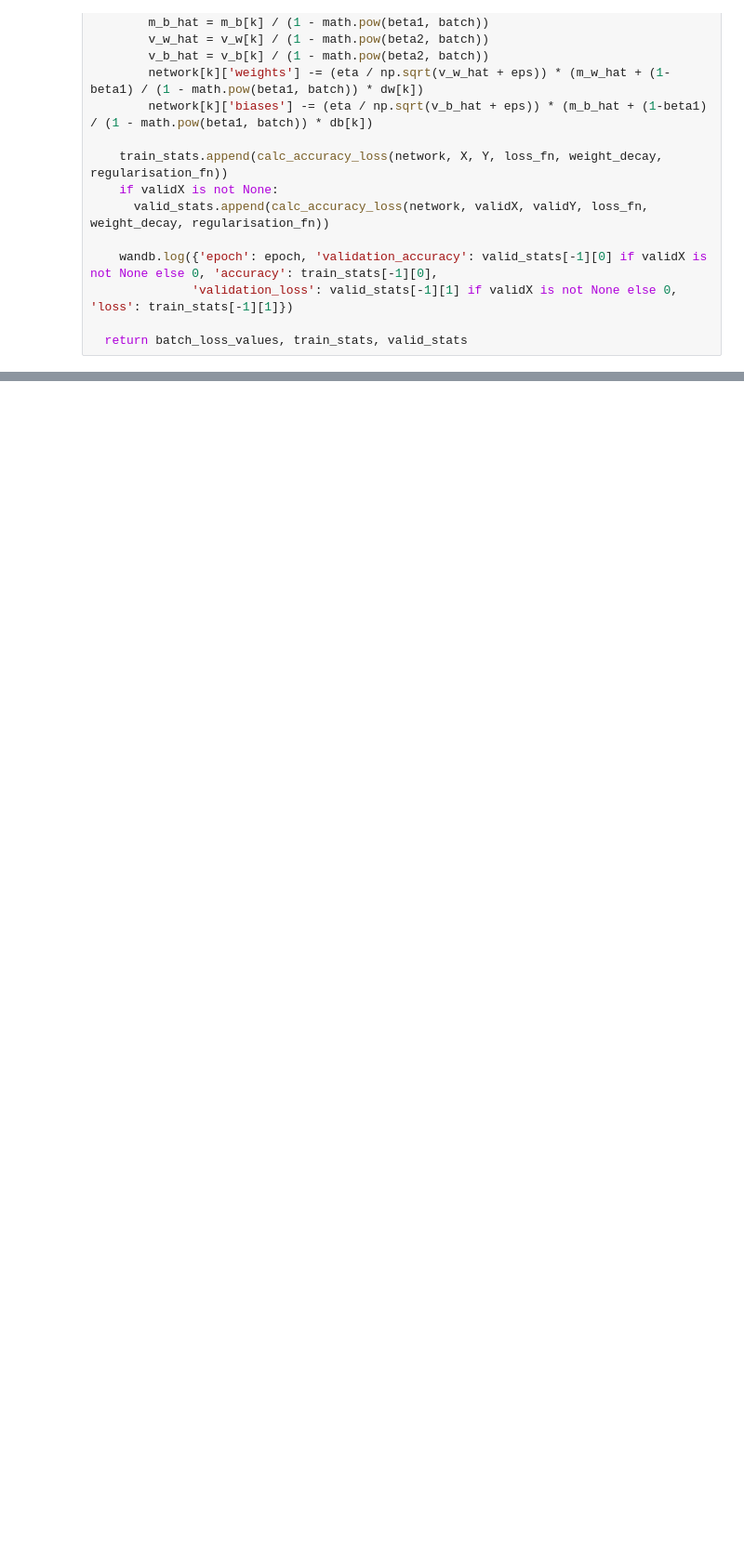
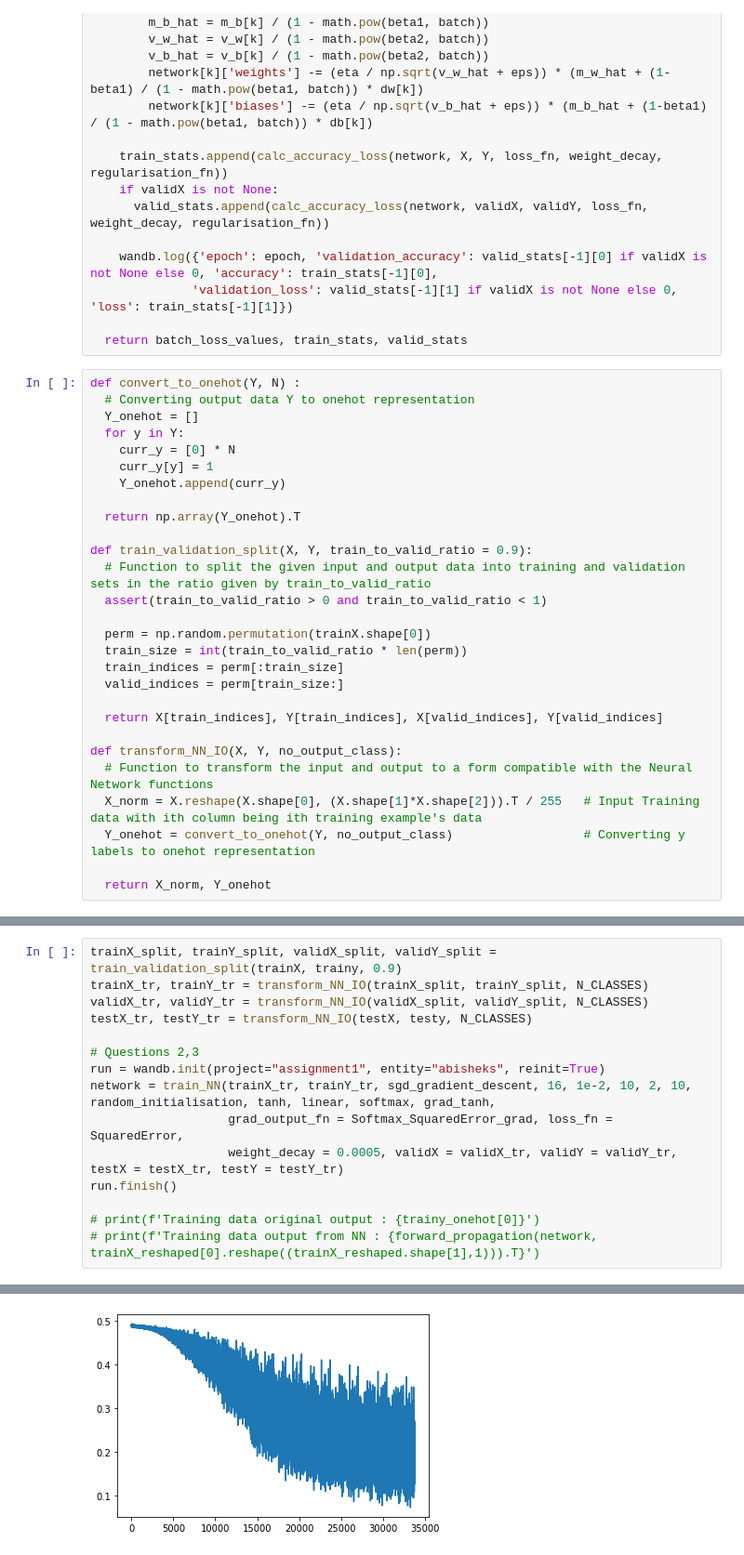
Before and after one commit to anish-sk/CS6910_Assignment1, a Jupyter notebook: src/Assignment1.ipynb, the cells around one changed output, grey strips where cells are left out. Shown at 93% size. Saved outputs shown, nothing was run; the diff lists cells and outputs as text; blank space fills up the shorter version.

Commit message:
comments, utility functions

```diff
--- a/src/Assignment1.ipynb
+++ b/src/Assignment1.ipynb
@@ -720,4 +709,32 @@ def nadam_gradient_descent(X, Y, network, batch_size = 1, eta = 5e-2, max_epochs
               'validation_loss': valid_stats[-1][1] if validX is not None else 0, 'loss': train_stats[-1][1]})
 
   return batch_loss_values, train_stats, valid_stats
+# %%
+def convert_to_onehot(Y, N) :
+  # Converting output data Y to onehot representation
+  Y_onehot = []
+  for y in Y:
+    curr_y = [0] * N
+    curr_y[y] = 1
+    Y_onehot.append(curr_y)
+
+  return np.array(Y_onehot).T
+
+def train_validation_split(X, Y, train_to_valid_ratio = 0.9):
+  # Function to split the given input and output data into training and validation sets in the ratio given by train_to_valid_ratio
+  assert(train_to_valid_ratio > 0 and train_to_valid_ratio < 1)
+
+  perm = np.random.permutation(trainX.shape[0])
+  train_size = int(train_to_valid_ratio * len(perm))
+  train_indices = perm[:train_size]
+  valid_indices = perm[train_size:]
+
+  return X[train_indices], Y[train_indices], X[valid_indices], Y[valid_indices]
+
+def transform_NN_IO(X, Y, no_output_class):
+  # Function to transform the input and output to a form compatible with the Neural Network functions
+  X_norm = X.reshape(X.shape[0], (X.shape[1]*X.shape[2])).T / 255   # Input Training data with ith column being ith training example's data
+  Y_onehot = convert_to_onehot(Y, no_output_class)                  # Converting y labels to onehot representation
+
+  return X_norm, Y_onehot
 # %%
@@ -843,0 +825,16 @@ def train_NN(trainX, trainY, optimisation_fn, batch_size, learning_rate, max_epo
+# %%
+trainX_split, trainY_split, validX_split, validY_split = train_validation_split(trainX, trainy, 0.9)
+trainX_tr, trainY_tr = transform_NN_IO(trainX_split, trainY_split, N_CLASSES)
+validX_tr, validY_tr = transform_NN_IO(validX_split, validY_split, N_CLASSES)
+testX_tr, testY_tr = transform_NN_IO(testX, testy, N_CLASSES)
+
+# Questions 2,3
+run = wandb.init(project="assignment1", entity="abisheks", reinit=True)
+network = train_NN(trainX_tr, trainY_tr, sgd_gradient_descent, 16, 1e-2, 10, 2, 10, random_initialisation, tanh, linear, softmax, grad_tanh,
+                   grad_output_fn = Softmax_SquaredError_grad, loss_fn = SquaredError,
+                   weight_decay = 0.0005, validX = validX_tr, validY = validY_tr, testX = testX_tr, testY = testY_tr)
+run.finish()
+
+# print(f'Training data original output : {trainy_onehot[0]}')
+# print(f'Training data output from NN : {forward_propagation(network, trainX_reshaped[0].reshape((trainX_reshaped.shape[1],1))).T}')
+# %% [output]
@@ -843,0 +855 @@ def train_NN(trainX, trainY, optimisation_fn, batch_size, learning_rate, max_epo
+[figure, added]
```
Also changed, not shown: parts of 11 cells of this notebook.
